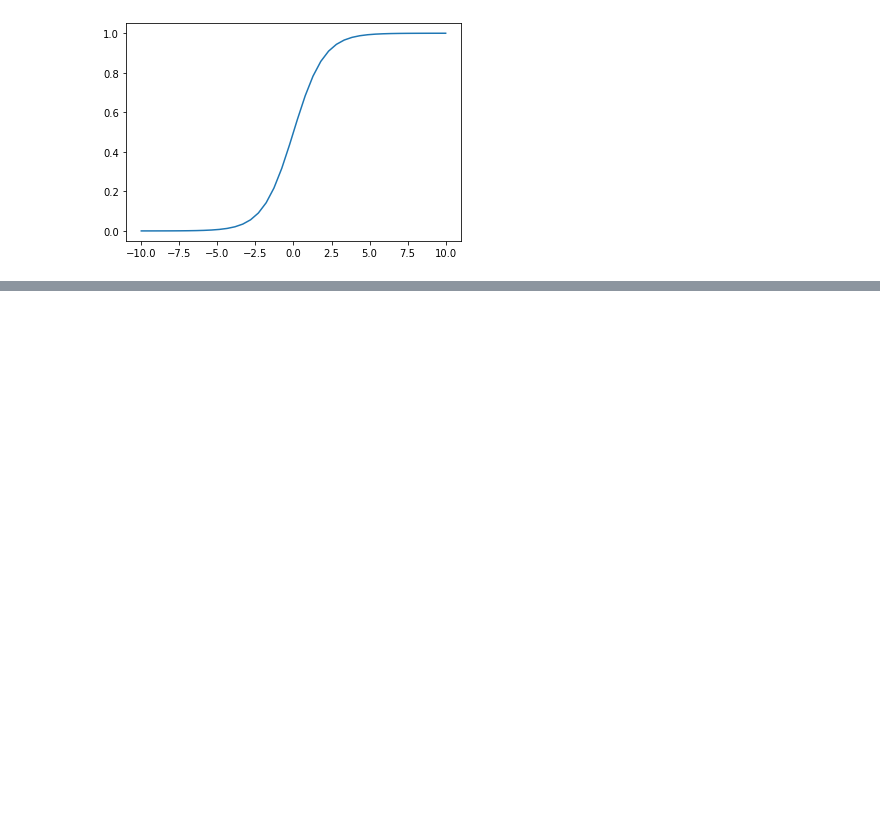
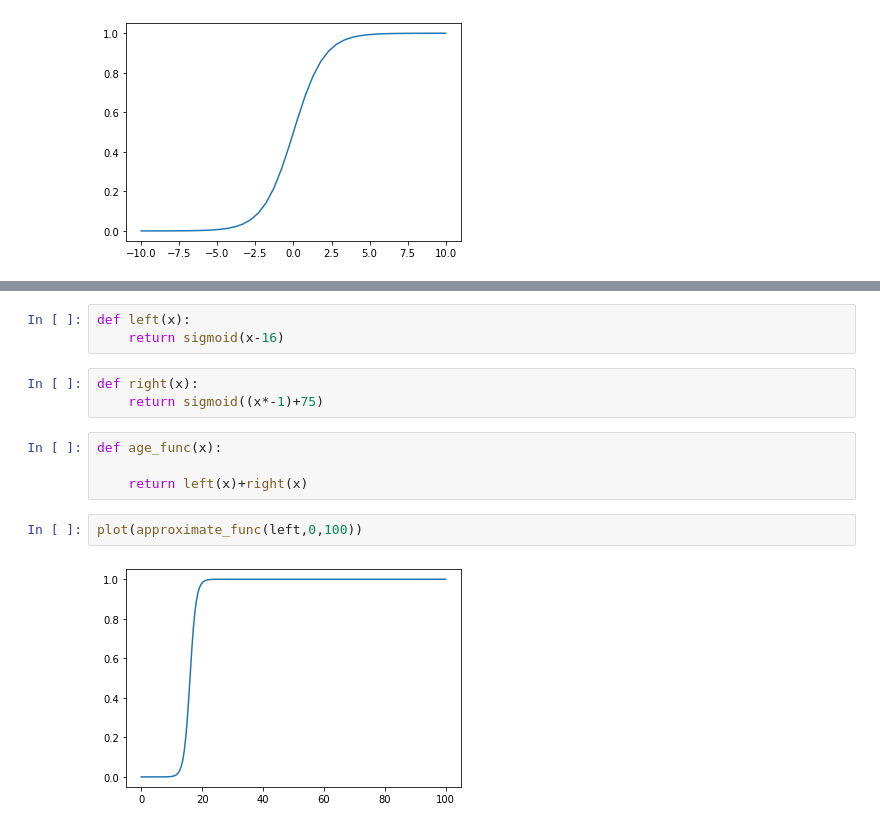
Before and after one commit to nsragow/UniversalApproximationBlog, a Jupyter notebook: UAT.ipynb, the cells around one changed output, grey strips where cells are left out. Drawn from its saved outputs; the diff is of its cells as text; blank space fills up the shorter version.

Commit message:
added age relationship left and right

```diff
--- a/UAT.ipynb
+++ b/UAT.ipynb
@@ -37,0 +42,14 @@ plot(approximate_func(activated_neuron_function(0,50)))
+# %%
+def left(x):
+    return sigmoid(x-16)
+# %%
+def right(x):
+    return sigmoid((x*-1)+75)
+# %%
+def age_func(x):
+
+    return left(x)+right(x)
+# %%
+plot(approximate_func(left,0,100))
+# %% [output]
+[figure, added]
```
Also changed, not shown: parts of 4 cells of this notebook.
